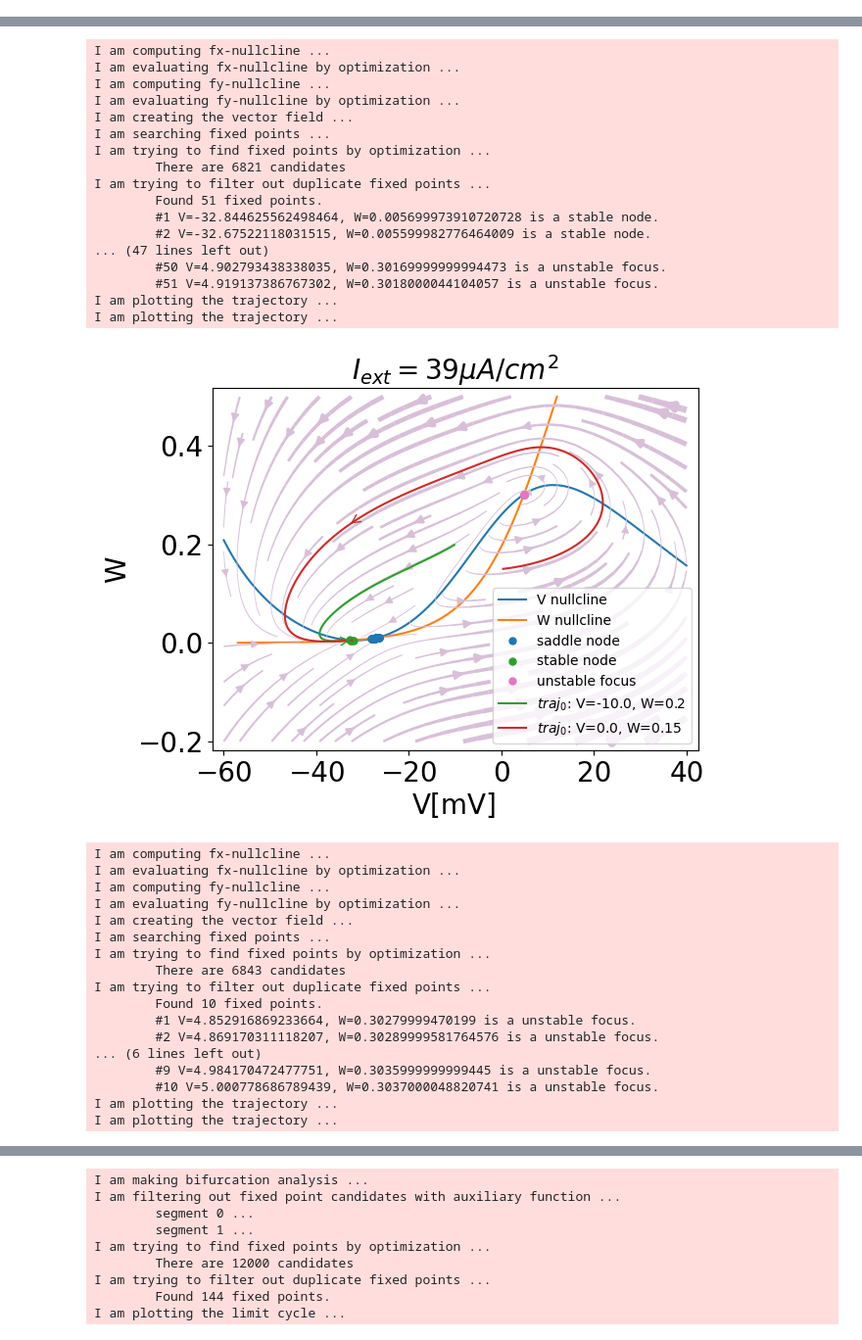
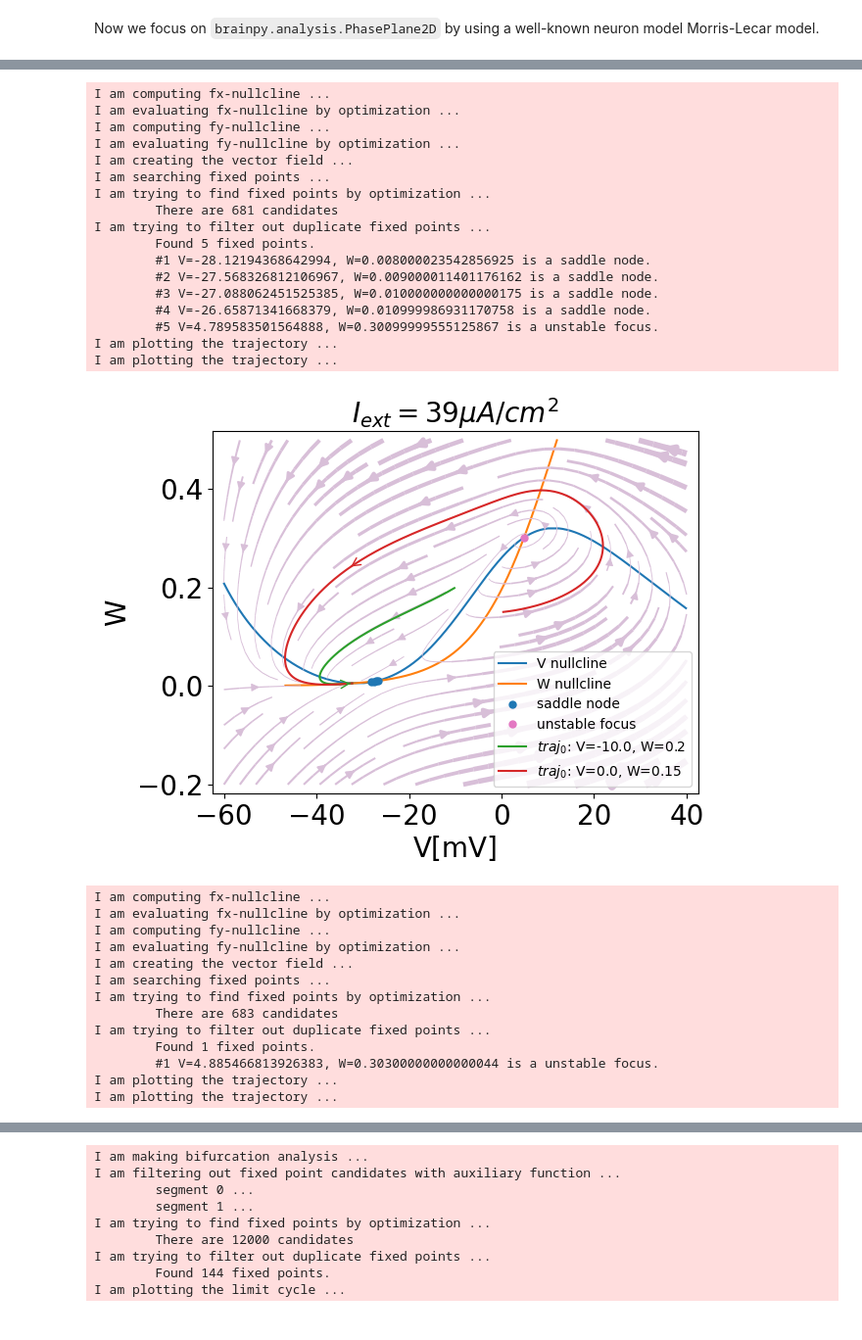
Before and after one commit to XuexingDu/SJTU-13th-CNS-Winter-School, a Jupyter notebook: tutorial/Section2_2.ipynb, the cells around one changed output, grey strips where cells are left out. Shown: that part at 98% size. Saved outputs shown, nothing was run; the diff lists cells and outputs as text; code cells hidden in the pictures.

```diff
--- a/tutorial/Section2_2.ipynb
+++ b/tutorial/Section2_2.ipynb
@@ -67,3 +78,5 @@ class MorrisLecar(bp.DynamicalSystem):
+# %% [markdown]
+Now we focus on ``brainpy.analysis.PhasePlane2D`` by using a well-known neuron model Morris-Lecar model.
 # %%
 I_ext = [10,39,40,50]
 # I_ext = [40]
@@ -73,7 +86,7 @@ for I_app in I_ext:
     model,
     target_vars={'V': [-60, 40], 'W': [-0.2, 0.5]},
     pars_update={'Iext': I_app},
-    resolutions={'V': 0.0005, 'W': 0.0001},
+    resolutions={'V': 0.005, 'W': 0.001},
   )
   # plt.figure(figsize= (6,6))
   pp.plot_nullcline(x_style={'fmt': '-'}, y_style={'fmt': '-'})
@@ -126,21 +140,21 @@ I am plotting the trajectory ...
 I am computing fx-nullcline ...
 I am evaluating fx-nullcline by optimization ...
 I am computing fy-nullcline ...
 I am evaluating fy-nullcline by optimization ...
 I am creating the vector field ...
 I am searching fixed points ...
 I am trying to find fixed points by optimization ...
-        There are 6821 candidates
+        There are 681 candidates
 I am trying to filter out duplicate fixed points ...
-        Found 51 fixed points.
-        #1 V=-32.844625562498464, W=0.005699973910720728 is a stable node.
-        #2 V=-32.67522118031515, W=0.005599982776464009 is a stable node.
-... (47 lines left out)
-        #50 V=4.902793438338035, W=0.30169999999994473 is a unstable focus.
-        #51 V=4.919137386767302, W=0.3018000044104057 is a unstable focus.
+        Found 5 fixed points.
+        #1 V=-28.12194368642994, W=0.008000023542856925 is a saddle node.
+        #2 V=-27.568326812106967, W=0.009000011401176162 is a saddle node.
+        #3 V=-27.088062451525385, W=0.010000000000000175 is a saddle node.
+        #4 V=-26.65871341668379, W=0.010999986931170758 is a saddle node.
+        #5 V=4.789583501564888, W=0.30099999555125867 is a unstable focus.
 I am plotting the trajectory ...
 I am plotting the trajectory ...
-[figure, old version]
+[figure, new version]
 I am computing fx-nullcline ...
 I am evaluating fx-nullcline by optimization ...
 I am computing fy-nullcline ...
@@ -148,13 +162,9 @@ I am evaluating fy-nullcline by optimization ...
 I am creating the vector field ...
 I am searching fixed points ...
 I am trying to find fixed points by optimization ...
-        There are 6843 candidates
+        There are 683 candidates
 I am trying to filter out duplicate fixed points ...
-        Found 10 fixed points.
-        #1 V=4.852916869233664, W=0.30279999470199 is a unstable focus.
-        #2 V=4.869170311118207, W=0.30289999581764576 is a unstable focus.
-... (6 lines left out)
-        #9 V=4.984170472477751, W=0.3035999999999445 is a unstable focus.
-        #10 V=5.000778686789439, W=0.3037000048820741 is a unstable focus.
+        Found 1 fixed points.
+        #1 V=4.885466813926383, W=0.30300000000000044 is a unstable focus.
 I am plotting the trajectory ...
 I am plotting the trajectory ...
```
Also changed, not shown: parts of 7 cells of this notebook, 6 other files.
